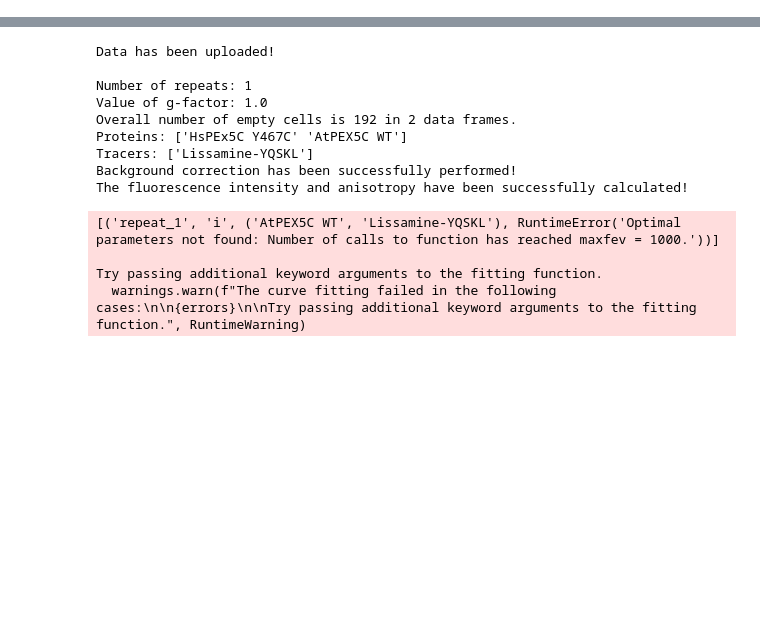
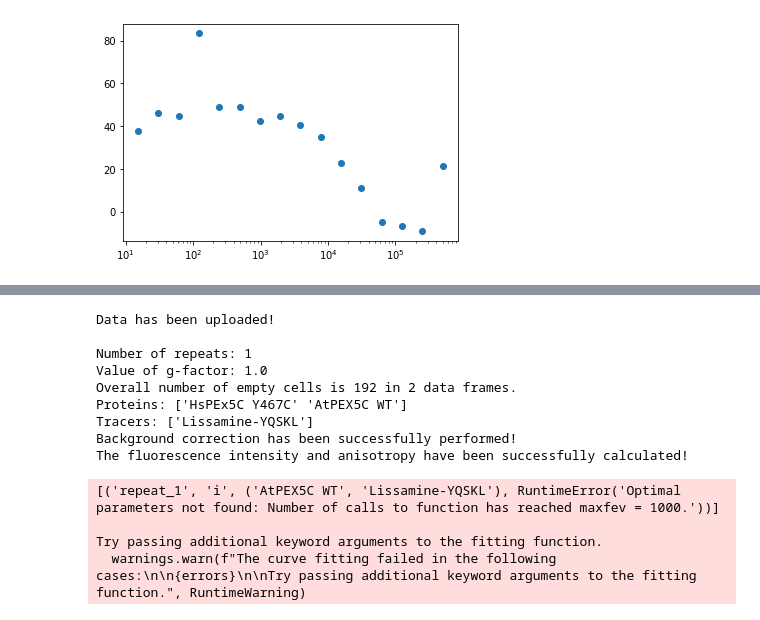
Before and after one commit to mariuszlas/Fluorescence-Anisotropy-Analysis-Development, a Jupyter notebook: fluorescenceanisotropy/fluores_anisotropy.ipynb, the cells around one changed output, grey strips where cells are left out. Drawn from its saved outputs; the diff is of its cells as text; code cells hidden in the pictures; blank space fills up the shorter version.

```diff
--- a/fluorescenceanisotropy/fluores_anisotropy.ipynb
+++ b/fluorescenceanisotropy/fluores_anisotropy.ipynb
@@ -1414,0 +1526,7 @@ class FA:
+# %%
+fig, axs = plt.subplots()
+d=my_datac.data_dict['repeat_1']['data']['amount_bound'][('Protein', 'Tracer', 'RSD023')]
+axs.scatter(d['Competitor Concentration'], d['mean'])
+axs.set_xscale('log')
+# %% [output]
+[figure, added]
```
Also changed, not shown: parts of 37 cells of this notebook.
